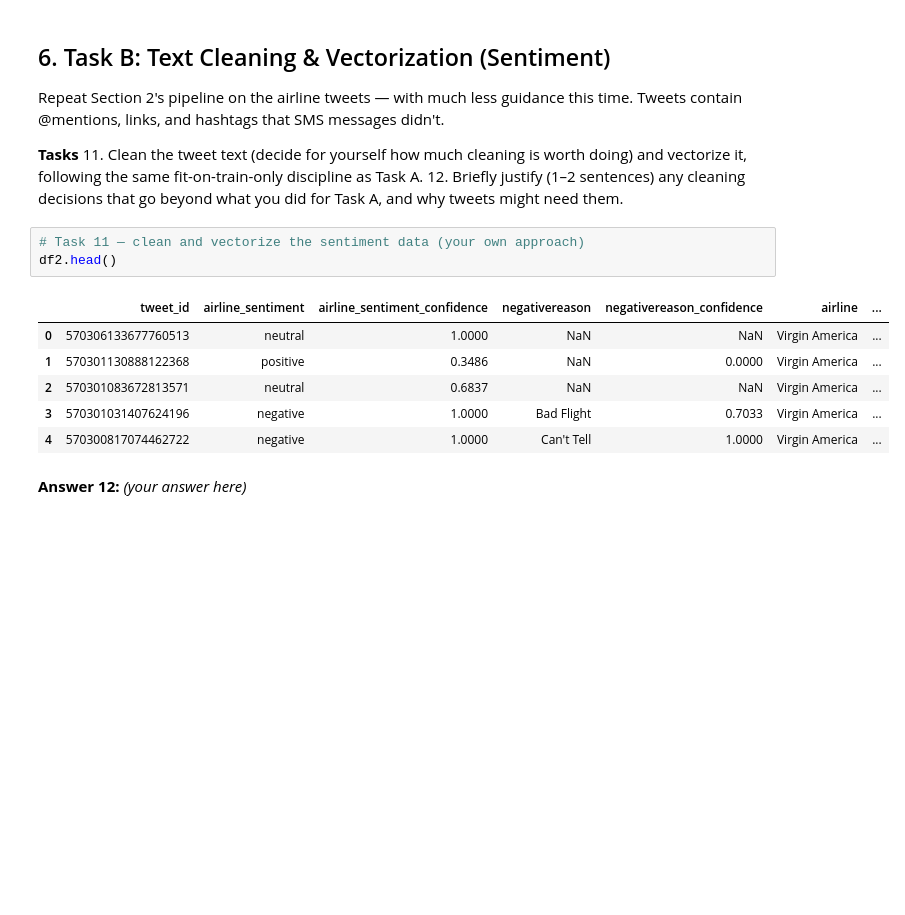
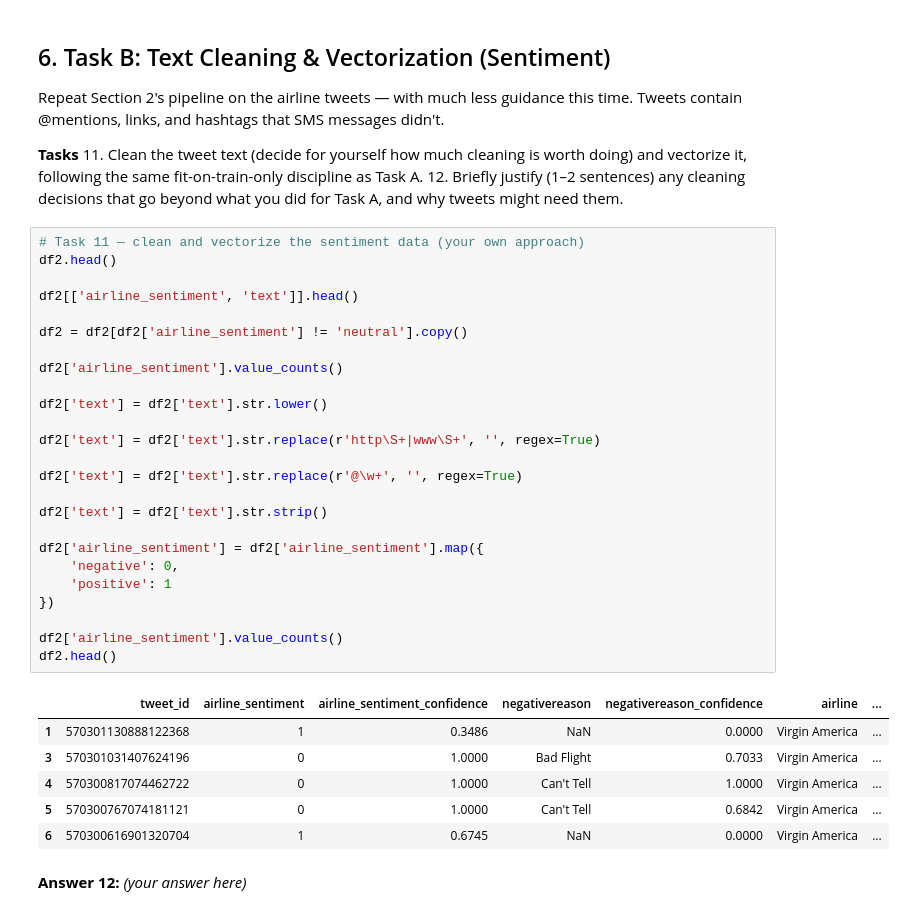
Before and after one commit to WadhwaniSuneel/ML1, a Jupyter notebook: lab 7/week7_ML_FA26.ipynb, the cells around one changed output. Cells and saved outputs as stored; diff of their text form; blank space fills up the shorter version.

```diff
--- a/lab 7/week7_ML_FA26.ipynb
+++ b/lab 7/week7_ML_FA26.ipynb
@@ -299,16 +335,38 @@ Repeat Section 2's pipeline on the airline tweets — with much less guidance th
 **Tasks**
 11. Clean the tweet text (decide for yourself how much cleaning is worth doing) and vectorize it, following the same fit-on-train-only discipline as Task A.
 12. Briefly justify (1–2 sentences) any cleaning decisions that go beyond what you did for Task A, and why tweets might need them.
-# %%
-# Task 11 — clean and vectorize the sentiment data (your own approach)
-df2.head()
-# %% [output]
-|  | tweet_id | airline_sentiment | airline_sentiment_confidence | negativereason | negativereason_confidence | airline | ... |
-| 0 | 570306133677760513 | neutral | 1.0000 | NaN | NaN | Virgin America | ... |
-| 1 | 570301130888122368 | positive | 0.3486 | NaN | 0.0000 | Virgin America | ... |
-| 2 | 570301083672813571 | neutral | 0.6837 | NaN | NaN | Virgin America | ... |
-| 3 | 570301031407624196 | negative | 1.0000 | Bad Flight | 0.7033 | Virgin America | ... |
-| 4 | 570300817074462722 | negative | 1.0000 | Can't Tell | 1.0000 | Virgin America | ... |
+# %%
+# Task 11 — clean and vectorize the sentiment data (your own approach)
+df2.head()
+
+df2[['airline_sentiment', 'text']].head()
+
+df2 = df2[df2['airline_sentiment'] != 'neutral'].copy()
+
+df2['airline_sentiment'].value_counts()
+
+df2['text'] = df2['text'].str.lower()
+
+df2['text'] = df2['text'].str.replace(r'http\S+|www\S+', '', regex=True)
+
+df2['text'] = df2['text'].str.replace(r'@\w+', '', regex=True)
+
+df2['text'] = df2['text'].str.strip()
+
+df2['airline_sentiment'] = df2['airline_sentiment'].map({
+    'negative': 0,
+    'positive': 1
+})
+
+df2['airline_sentiment'].value_counts()
+df2.head()
+# %% [output]
+|  | tweet_id | airline_sentiment | airline_sentiment_confidence | negativereason | negativereason_confidence | airline | ... |
+| 1 | 570301130888122368 | 1 | 0.3486 | NaN | 0.0000 | Virgin America | ... |
+| 3 | 570301031407624196 | 0 | 1.0000 | Bad Flight | 0.7033 | Virgin America | ... |
+| 4 | 570300817074462722 | 0 | 1.0000 | Can't Tell | 1.0000 | Virgin America | ... |
+| 5 | 570300767074181121 | 0 | 1.0000 | Can't Tell | 0.6842 | Virgin America | ... |
+| 6 | 570300616901320704 | 1 | 0.6745 | NaN | 0.0000 | Virgin America | ... |
 # %% [markdown]
 **Answer 12:**
 _(your answer here)_
```
Also changed, not shown: parts of 8 cells of this notebook.
